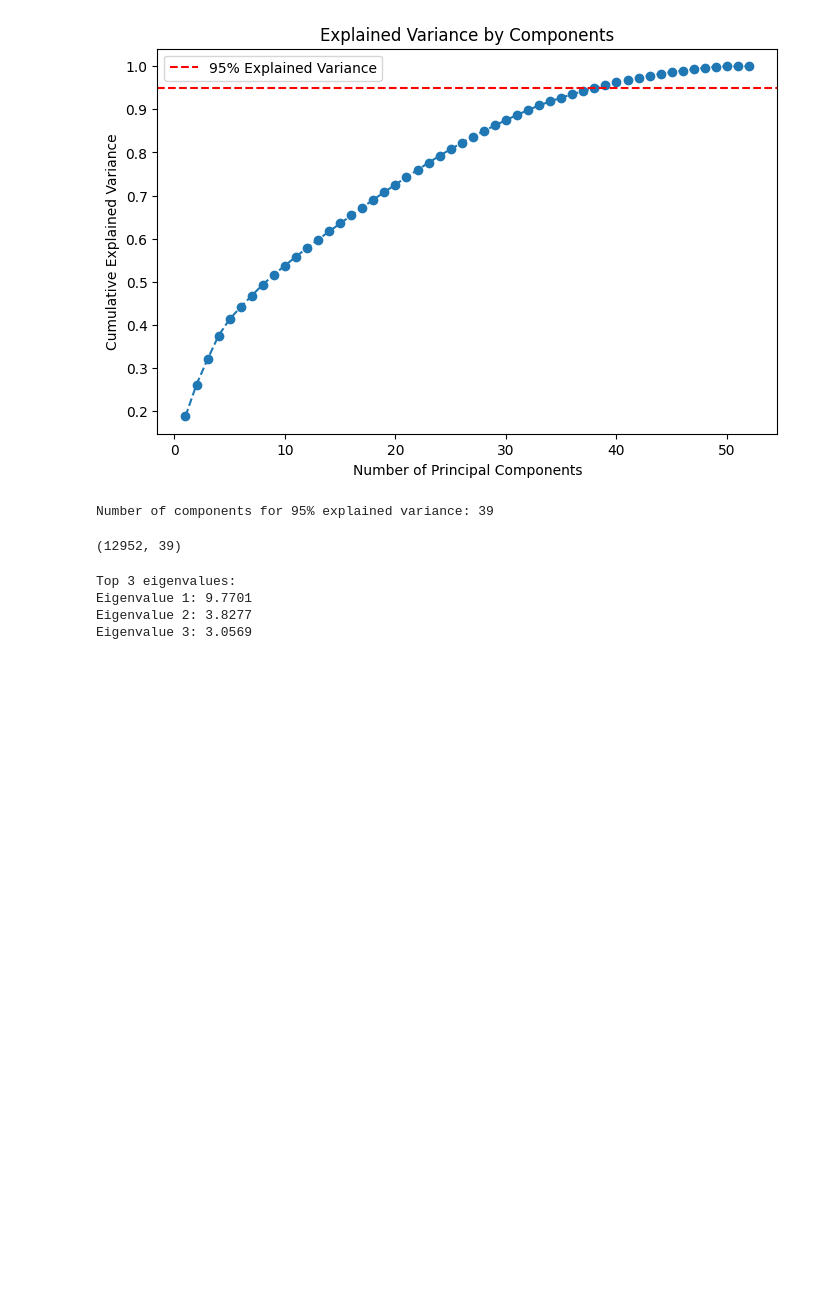
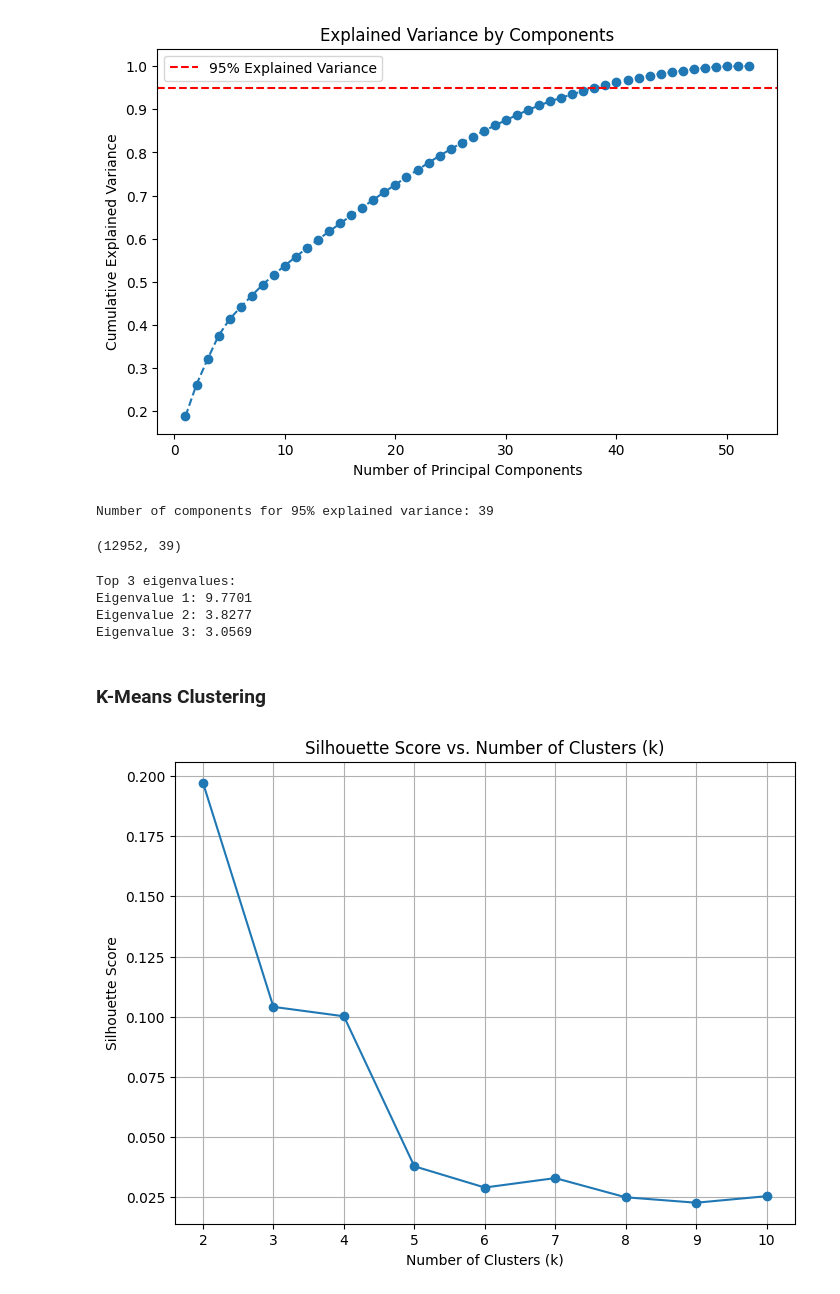
Before and after one commit to prnv19/FootballAnalytics, a Jupyter notebook: PCA_Clustering.ipynb, the cells around one changed output. Cells and saved outputs as stored; diff of their text form; code cells hidden in the pictures; blank space fills up the shorter version.

Commit message:
Clustering+ARM

```diff
--- a/PCA_Clustering.ipynb
+++ b/PCA_Clustering.ipynb
@@ -95,9 +104,9 @@ print(f'Number of components for 95% explained variance: {n_components_95}')
 Number of components for 95% explained variance: 39
 # %%
 pca_95 = PCA(n_components=n_components_95)
-pca_95_df = pca_95.fit_transform(data_scaled)
+data_for_clustering = pca_95.fit_transform(data_scaled)
 
-pca_95_df.shape
+data_for_clustering.shape
 # %% [output]
 (12952, 39)
 # %%
@@ -113,3 +122,25 @@ Top 3 eigenvalues:
 Eigenvalue 1: 9.7701
 Eigenvalue 2: 3.8277
 Eigenvalue 3: 3.0569
+# %% [markdown]
+### K-Means Clustering
+# %%
+# Silhouette Method for k selection
+silhouette_scores = []
+possible_k_values = range(2, 11)  # Test k from 2 to 10
+
+for k in possible_k_values:
+    kmeans = KMeans(n_clusters=k, random_state=1911, n_init = 'auto')
+    cluster_labels = kmeans.fit_predict(data_for_clustering)
+    silhouette_avg = silhouette_score(data_for_clustering, cluster_labels)
+    silhouette_scores.append(silhouette_avg)
+
+plt.figure(figsize=(8, 6))
+plt.plot(possible_k_values, silhouette_scores, marker='o')
+plt.title('Silhouette Score vs. Number of Clusters (k)')
+plt.xlabel('Number of Clusters (k)')
+plt.ylabel('Silhouette Score')
+plt.grid(True)
+plt.show()
+# %% [output]
+[figure, added]
```
Also changed, not shown: parts of 8 cells of this notebook.
